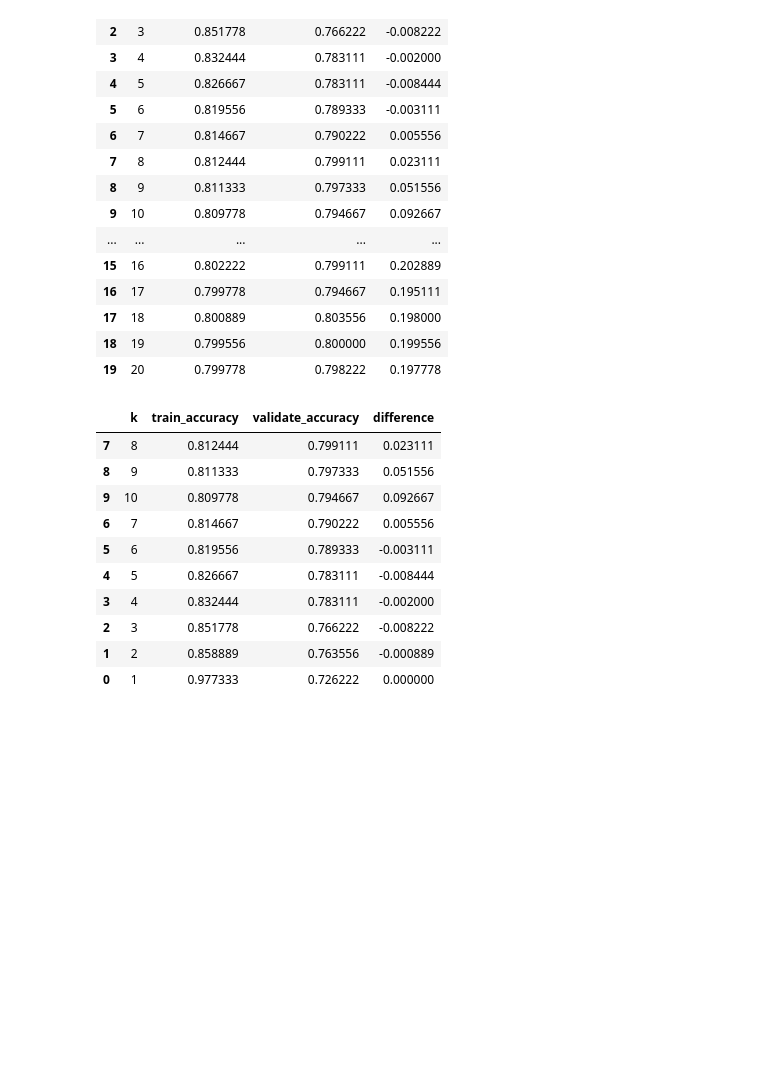
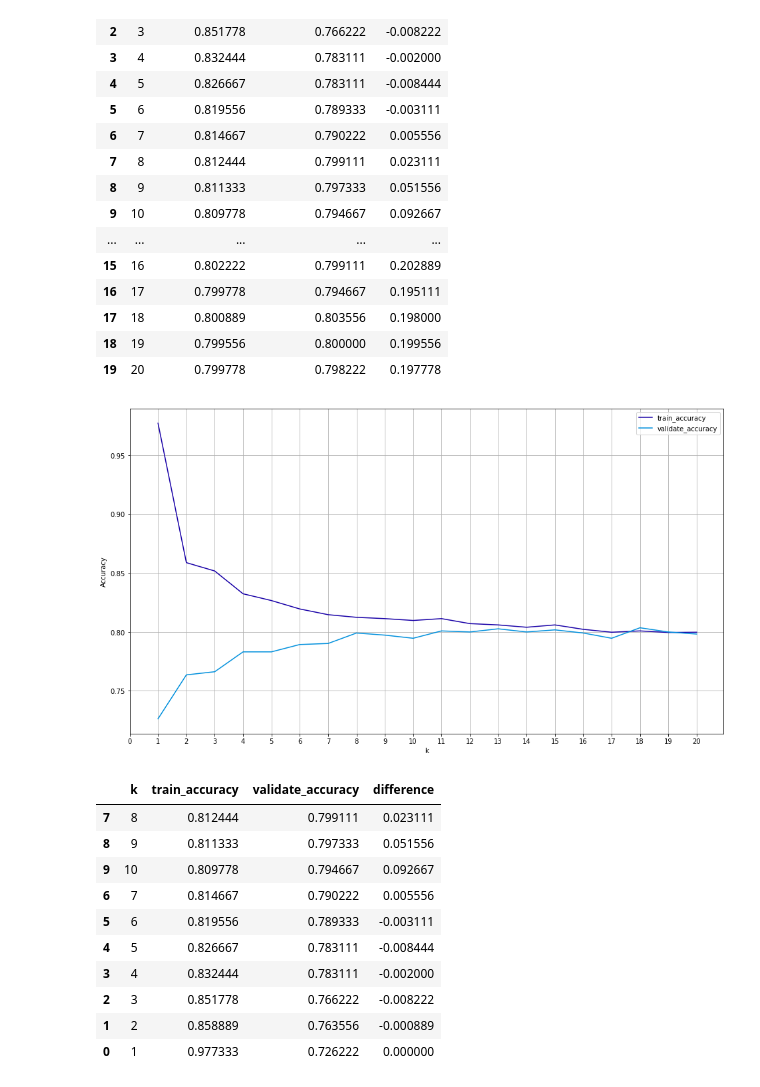
Before and after one commit to greg-maggard/classification_exercises, a Jupyter notebook: telco_classification_project/scratch_notes.ipynb, the cells around one changed output. Cells and saved outputs as stored; diff of their text form; code cells hidden in the pictures; blank space fills up the shorter version.

```diff
--- a/telco_classification_project/scratch_notes.ipynb
+++ b/telco_classification_project/scratch_notes.ipynb
@@ -861,5 +861,13 @@ results
 | 17 | 18 | 0.800889 | 0.803556 | 0.198000 |
 | 18 | 19 | 0.799556 | 0.800000 | 0.199556 |
 | 19 | 20 | 0.799778 | 0.798222 | 0.197778 |
+# %%
+# plot the data
+results.drop(columns = 'difference').set_index('k').plot(figsize = (16,9))
+plt.ylabel('Accuracy')
+plt.xticks(np.arange(0,21,1))
+plt.grid()
+# %% [output]
+[figure, added]
 # %%
 results[results.difference <= 0.10].sort_values(by=['validate_accuracy', 'difference'], ascending = [False,True])
```
Also changed, not shown: parts of 11 cells of this notebook, 3 other files.
